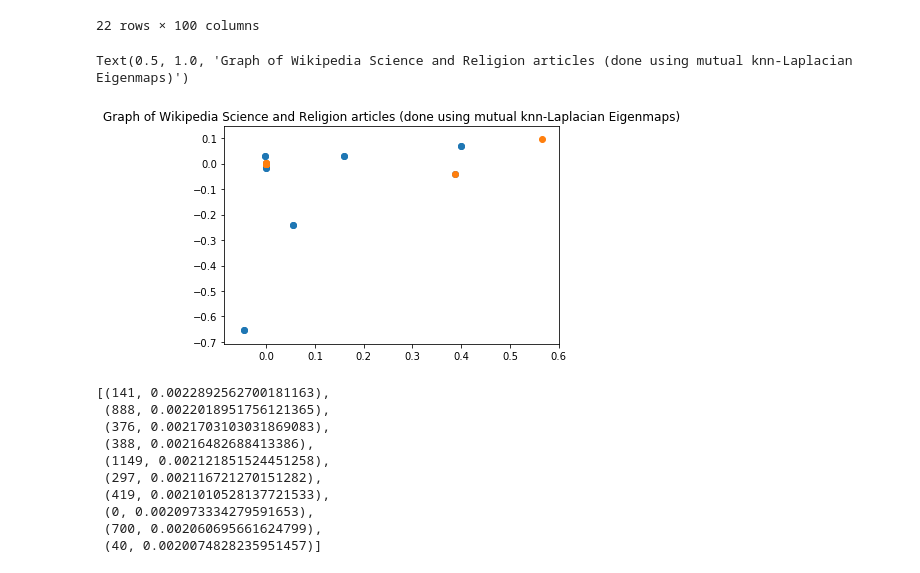
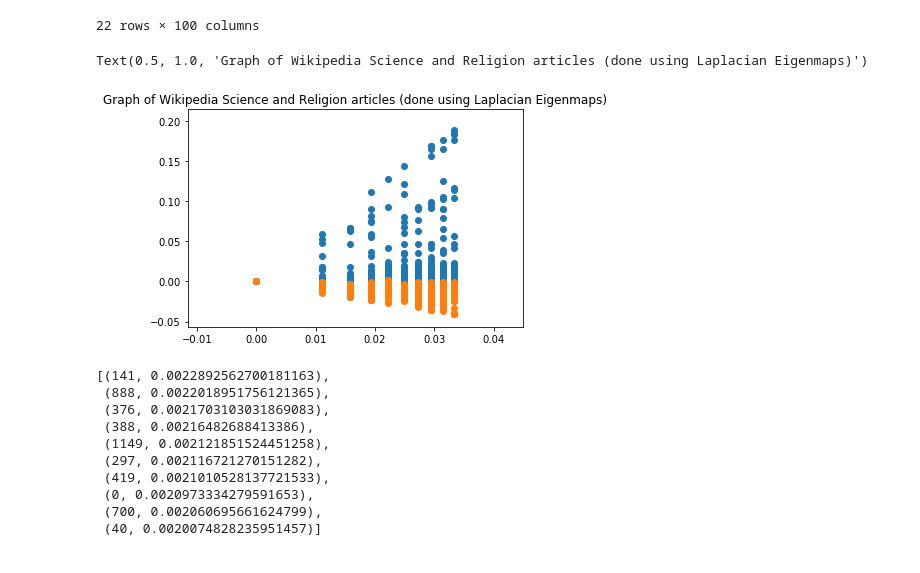
Before and after one commit to aaag97/ntds-projects, a Jupyter notebook: Project/wikipedia.ipynb, the cells around one changed output. Saved outputs shown, nothing was run; the diff lists cells and outputs as text; code cells hidden in the pictures.

```diff
--- a/Project/wikipedia.ipynb
+++ b/Project/wikipedia.ipynb
@@ -593,16 +593,18 @@ tf_idf.iloc[epsilon_wo[pd.isna(epsilon_wo["Y_x"]) == True]["X"]]
 # %%
 distances_wo = np.delete(distances, epsilon_wo[pd.isna(epsilon_wo["Y_x"]) == True]["X"], 0)
 distances_wo = np.delete(distances_wo, epsilon_wo[pd.isna(epsilon_wo["Y_x"]) == True]["X"], 1)
+tf_idf_wo = tf_idf.drop(tf_idf.iloc[epsilon_wo[pd.isna(epsilon_wo["Y_x"]) == True]["X"]].index.values)
+labels_df_wo = labels_df.drop(labels_df.index[epsilon_wo[pd.isna(epsilon_wo["Y_x"]) == True]["X"]])
 # %%
 laplacian = matrixu.compute_laplacian(knn, True)
 eigenvalues, eigenvectors = matrixu.spectral_decomposition(np.nan_to_num(laplacian))
 twoD_embeddings = (eigenvectors[:,1:3])
-plt.scatter(twoD_embeddings[0:700,0], twoD_embeddings[0:700,1], label=1)
-plt.scatter(twoD_embeddings[700:2650,0], twoD_embeddings[700:2650,1], label=2)
-plt.title('Graph of Wikipedia Science and Religion articles (done using mutual knn-Laplacian Eigenmaps)')
+plt.scatter(twoD_embeddings[labels_df_wo[labels_df_wo["label"] == 0].index,0], twoD_embeddings[labels_df_wo[labels_df_wo["label"] == 0].index,1], label=1)
+plt.scatter(twoD_embeddings[labels_df_wo[labels_df_wo["label"] == 1].index,0], twoD_embeddings[labels_df_wo[labels_df_wo["label"] == 1].index,1], label=2)
+plt.title('Graph of Wikipedia Science and Religion articles (done using Laplacian Eigenmaps)')
 # %% [output]
-Text(0.5, 1.0, 'Graph of Wikipedia Science and Religion articles (done using mutual knn-Laplacian Eigenmaps)')
+Text(0.5, 1.0, 'Graph of Wikipedia Science and Religion articles (done using Laplacian Eigenmaps)')
-[figure, old version]
+[figure, new version]
 # %%
 import operator
 pr = nx.pagerank(graph)
```
Also changed, not shown: parts of 51 cells of this notebook.
